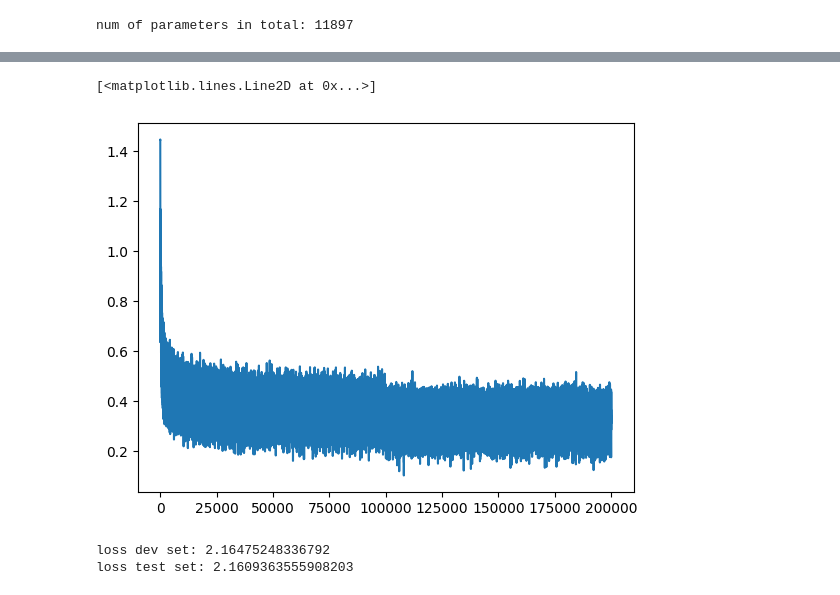
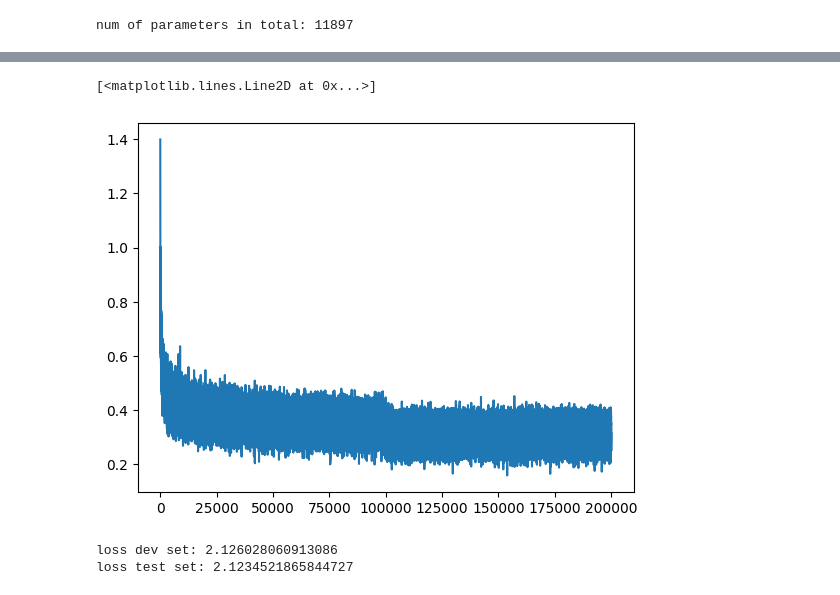
Before and after one commit to FelixNgFender/kamui, a Jupyter notebook: examples/makemore/mlp.ipynb, the cells around one changed output, grey strips where cells are left out. Drawn from its saved outputs; the diff is of its cells as text; code cells hidden in the pictures.

```diff
--- a/examples/makemore/mlp.ipynb
+++ b/examples/makemore/mlp.ipynb
@@ -64,20 +61,23 @@ n2 = int((TRAIN_SPLIT + VAL_SPLIT) * len(words))
 Xtr, Ytr = build_dataset(words[:n1])
 Xdev, Ydev = build_dataset(words[n1:n2])
 Xte, Yte = build_dataset(words[n2:])
+Xtr, Ytr = Xtr.to(device), Ytr.to(device)
+Xdev, Ydev = Xdev.to(device), Ydev.to(device)
+Xte, Yte = Xte.to(device), Yte.to(device)
 # %% [output]
 torch.Size([182625, 3]) torch.Size([182625])
 torch.Size([22655, 3]) torch.Size([22655])
 torch.Size([22866, 3]) torch.Size([22866])
 # %%
 # model parameters
-C = torch.randn((vocab_size, EMBEDDING_SIZE))
-W1 = torch.randn((CONTEXT_SIZE * EMBEDDING_SIZE, W1_NUM_NEURONS))
-b1 = torch.randn(W1_NUM_NEURONS)
-W2 = torch.randn((W1_NUM_NEURONS, vocab_size))
-b2 = torch.randn(vocab_size)
+C = torch.randn((vocab_size, EMBEDDING_SIZE), device=device)
+W1 = torch.randn((CONTEXT_SIZE * EMBEDDING_SIZE, W1_NUM_NEURONS), device=device)
+b1 = torch.randn(W1_NUM_NEURONS, device=device)
+W2 = torch.randn((W1_NUM_NEURONS, vocab_size), device=device)
+b2 = torch.randn(vocab_size, device=device)
 parameters = [C, W1, b1, W2, b2]
 for p in parameters:
-    p.requires_grad = True
+    p.requires_grad_(True)
 
 
 def forward(X: torch.Tensor) -> torch.Tensor:
@@ -143,22 +143,27 @@ plt.plot(lri, lossi)
 # %%
 # reinitialize model after LR sweep
-C = torch.randn((vocab_size, EMBEDDING_SIZE))
-W1 = torch.randn((CONTEXT_SIZE * EMBEDDING_SIZE, W1_NUM_NEURONS))
-b1 = torch.randn(W1_NUM_NEURONS)
-W2 = torch.randn((W1_NUM_NEURONS, vocab_size))
-b2 = torch.randn(vocab_size)
+# init'ing with rand() uniform dist gives
+# initial train loss: 11.834287643432617
+# initial dev loss: 11.845654487609863
+# initial test loss: 11.798942565917969
+# compared to randn() normal dist gives
+# initial train loss: 25.015134811401367
+# initial dev loss: 25.02562141418457
+# initial test loss: 24.946767807006836
+C = torch.randn((vocab_size, EMBEDDING_SIZE), device=device)
+W1 = torch.randn((CONTEXT_SIZE * EMBEDDING_SIZE, W1_NUM_NEURONS), device=device)
+b1 = torch.randn(W1_NUM_NEURONS, device=device)
+W2 = torch.randn((W1_NUM_NEURONS, vocab_size), device=device)
+b2 = torch.randn(vocab_size, device=device)
 parameters = [C, W1, b1, W2, b2]
 for p in parameters:
-    p.requires_grad = True
+    p.requires_grad_(True)
 
 
 def forward(X: torch.Tensor) -> torch.Tensor:
     emb = C[X]
     batch_size = len(emb)
-    # (batch_size, CONTEXT_SIZE, EMBEDDING_SIZE) EMBEDDING_SIZE embedding dim per character, CONTEXT_SIZE characters per context, batch_size contexts
-    # concat context embeddings since 1st hidden layer expect CONTEXT_SIZE * EMBEDDING_SIZE-length input
-    # hidden layer 1
-    h = (emb.view(batch_size, CONTEXT_SIZE * EMBEDDING_SIZE) @ W1 + b1).tanh()  # (batch_size, W1_NUM_NEURONS)
+    h = (emb.view(batch_size, CONTEXT_SIZE * EMBEDDING_SIZE) @ W1 + b1).tanh()
     logits = h @ W2 + b2
     return logits
 
@@ -170,40 +184,41 @@ def evaluate(X: torch.Tensor, Y: torch.Tensor) -> torch.Tensor:
 # %%
 # train
 lossi = []
 stepi = []
-best_lr = 0.1
+best_lr = 0.25
 
 for i in range(NUM_EPOCHS_TRAIN):
     # minibatch construct
     idx = torch.randint(low=0, high=len(Xtr), size=(BATCH_SIZE,))
     # forward pass and calculate loss
     loss = evaluate(Xtr[idx], Ytr[idx])
 
     # backward pass
     for p in parameters:
         p.grad = None
     loss.backward()
 
     # update
     lr = best_lr if i < LR_DECAY_THRESHOLD else best_lr * 0.1
     for p in parameters:
         p.data += -lr * p.grad
 
     # track stats
     stepi.append(i)
     lossi.append(loss.log10().item())
 
 plt.plot(stepi, lossi)
 # %% [output]
 [<matplotlib.lines.Line2D at 0x...>]
-[figure, old version]
+[figure, new version]
 # %%
 # validate on dev and test sets
-print(f"loss dev set: {evaluate(Xdev, Ydev).item()}")
-print(f"loss test set: {evaluate(Xte, Yte).item()}")
+with torch.no_grad():
+    print(f"loss dev set: {evaluate(Xdev, Ydev).item()}")
+    print(f"loss test set: {evaluate(Xte, Yte).item()}")
 # %% [output]
-loss dev set: 2.16475248336792
-loss test set: 2.1609363555908203
+loss dev set: 2.126028060913086
+loss test set: 2.1234521865844727
 # %%
 # see how vowels cluster, g, q, and '.' are far away (special chars) and others just cluster up? the model is learning structures and representations in the embedding space
 if False:
```
Also changed, not shown: parts of 4 cells of this notebook.
